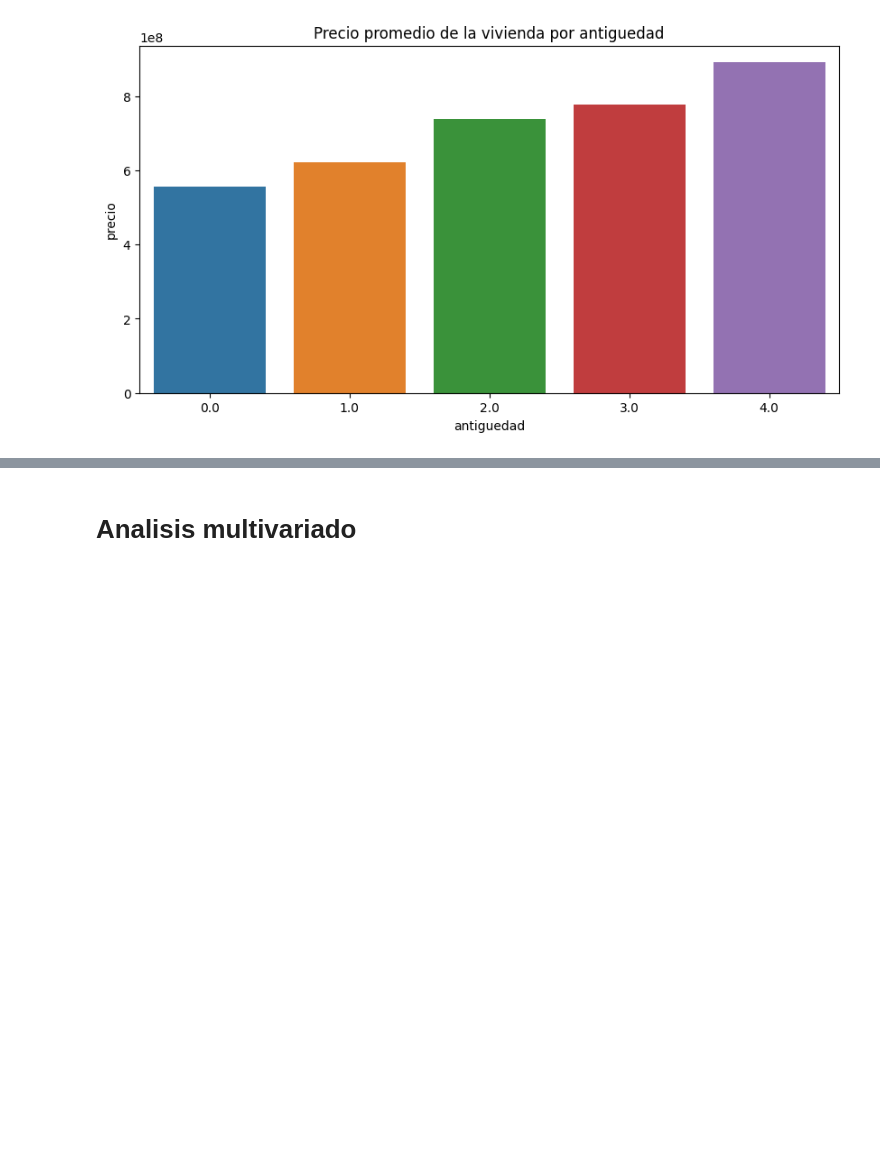
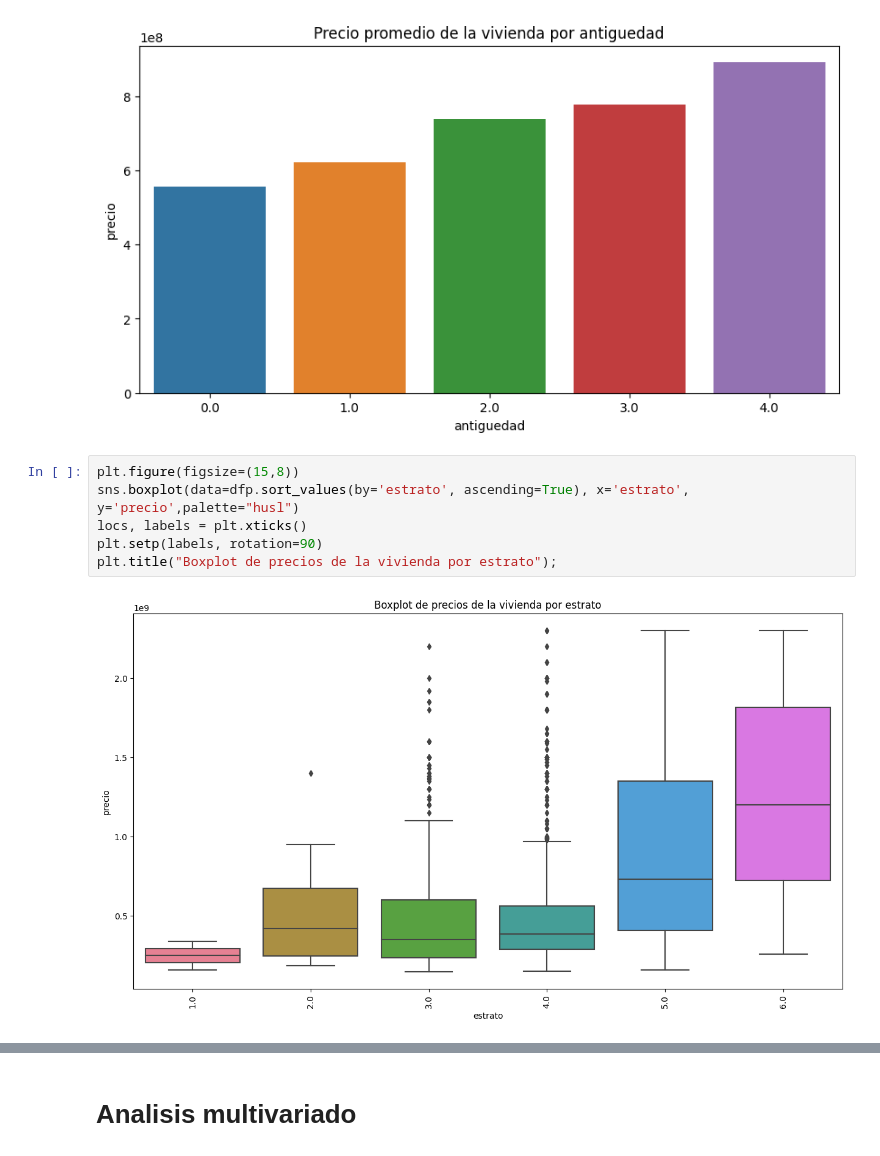
Before and after one commit to juanguzman2/Analisis-del-precio-de-las-viviendas-en-el-oriente-antioqueno, a Jupyter notebook: Script/Analisis exploratorio/Analisis_precio.ipynb, the cells around one changed output, grey strips where cells are left out. Drawn from its saved outputs; the diff is of its cells as text; blank space fills up the shorter version.

Commit message:
se realizo el analisis descriptivo de la variable precio

```diff
--- a/Script/Analisis exploratorio/Analisis_precio.ipynb
+++ b/Script/Analisis exploratorio/Analisis_precio.ipynb
@@ -137,3 +137,11 @@ ax.set_title('Precio promedio de la vivienda por antiguedad')
 plt.show()
 # %% [output]
 [figure]
+# %%
+plt.figure(figsize=(15,8))
+sns.boxplot(data=dfp.sort_values(by='estrato', ascending=True), x='estrato', y='precio',palette="husl")
+locs, labels = plt.xticks()
+plt.setp(labels, rotation=90)
+plt.title("Boxplot de precios de la vivienda por estrato");
+# %% [output]
+[figure, added]
```
Also changed, not shown: parts of 5 cells of this notebook, 2 other files.
